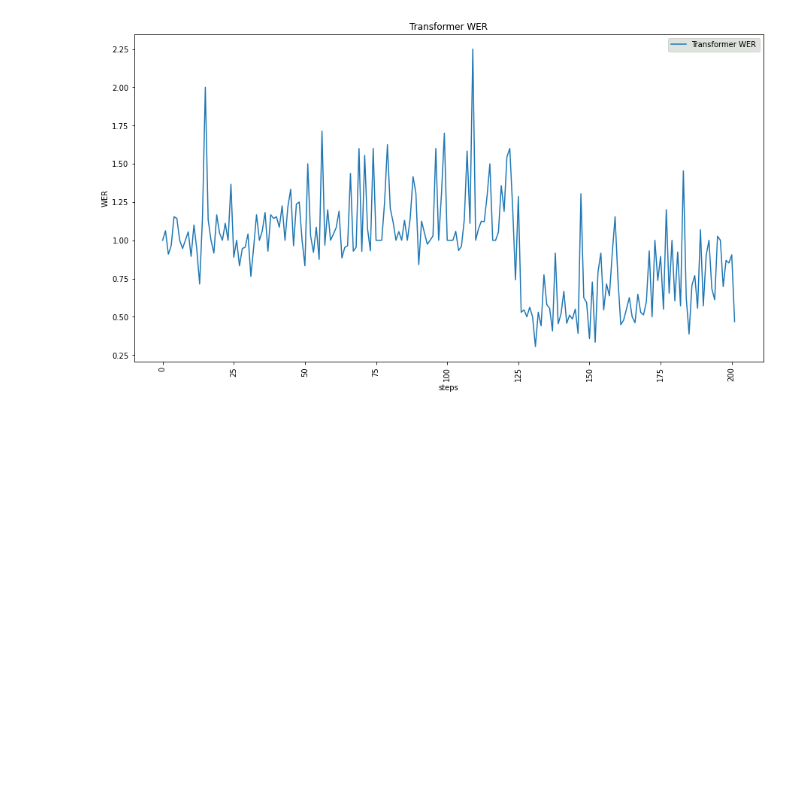
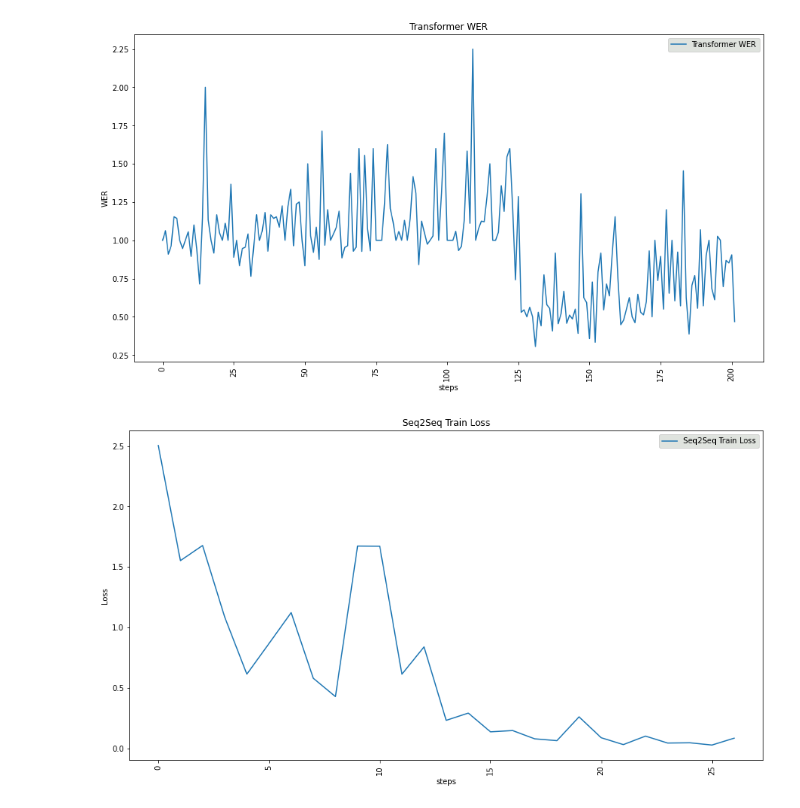
Before and after one commit to jerome-p/languageTranslationProject, a Jupyter notebook: visualisations.ipynb, the cells around one changed output. Drawn from its saved outputs; the diff is of its cells as text; code cells hidden in the pictures; blank space fills up the shorter version.

```diff
--- a/visualisations.ipynb
+++ b/visualisations.ipynb
@@ -96,3 +114,10 @@ create_line_plot(trans_cer['Value'], 'steps', 'CER','Transformer CER',model_name
 create_line_plot(trans_wer['Value'], 'steps', 'WER','Transformer WER',model_name)
 # %% [output]
 [figure]
+# %%
+#Loading Seq2seq logs
+seq_train_loss = pd.read_csv("logs_csv/seq2seq/train_loss.csv")
+# generating train loss line plot
+create_line_plot(seq_train_loss['Value'], 'steps', 'Loss','Seq2Seq Train Loss',"seq2seq")
+# %% [output]
+[figure, added]
```
Also changed, not shown: parts of 18 cells of this notebook, 7 other files.
